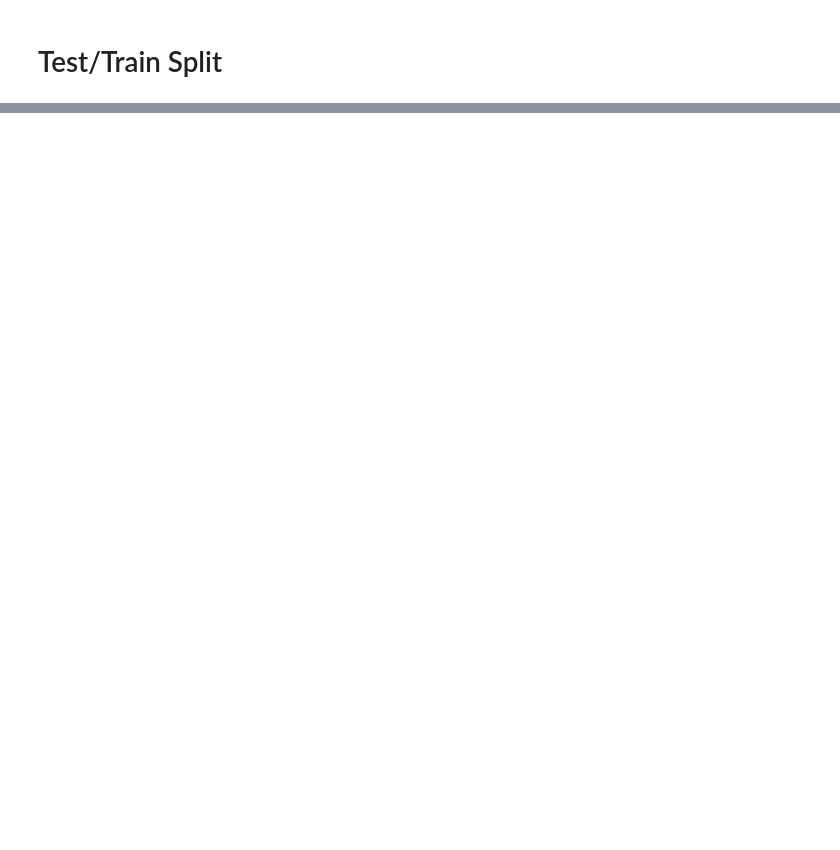
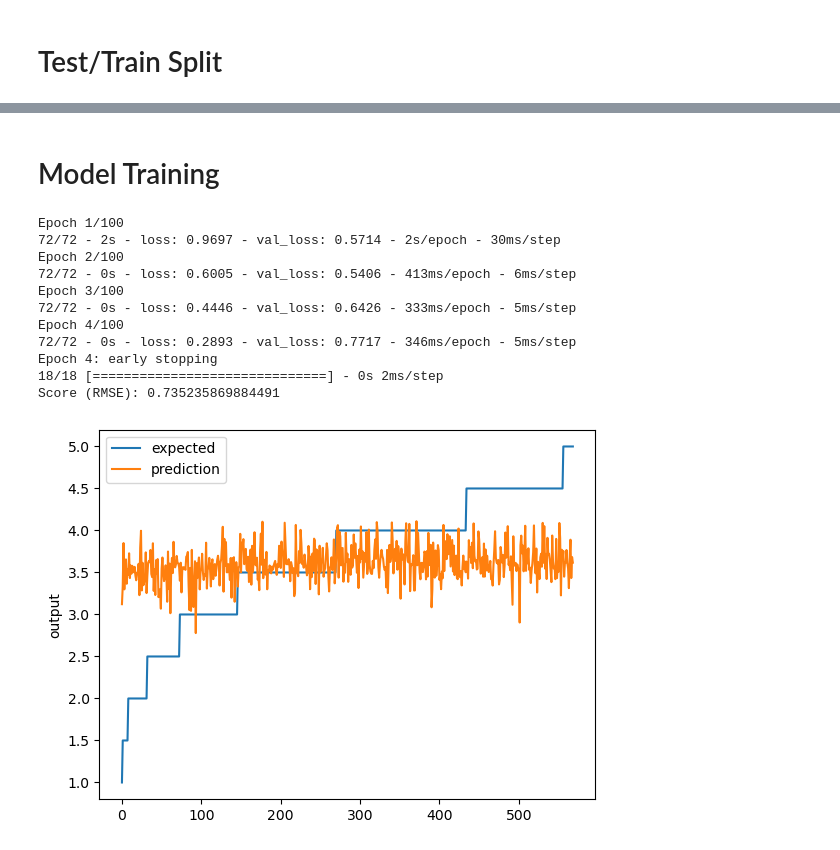
Before and after one commit to chkathi/intelligent-systems, a Jupyter notebook: P1/Regression.ipynb, the cells around one changed output, grey strips where cells are left out. Saved outputs shown, nothing was run; the diff lists cells and outputs as text; code cells hidden in the pictures; blank space fills up the shorter version.

Commit message:
Changes and added models

```diff
--- a/P1/Regression.ipynb
+++ b/P1/Regression.ipynb
@@ -176,0 +124,7 @@ dtype: int64
+# %%
+# Merge the business and reviews together
+all_reviews = pd.merge(reviews,businesses, on='business_id')
+
+print(all_reviews.columns)
+print(all_reviews.shape)
+# all_reviews.head()
@@ -176,0 +156,10 @@ dtype: int64
+# %%
+# Create Dataframe with location, review_count, and business_rating
+df_business_reviews = pd.DataFrame({
+  'location' : all_reviews['location'],
+  'review_count' : all_reviews['review_count'],
+  'business_rating' : all_reviews['business_rating'],
+})
+
+# Create Dataframe for review text for TF IDF vectorizer
+text = pd.DataFrame({'text': business_reviews.values})
@@ -233,0 +241,2 @@ print(x_train.shape, y_train.shape, x_test.shape, y_test.shape)
+# %% [markdown]
+# Model Training
@@ -233,0 +255,54 @@ print(x_train.shape, y_train.shape, x_test.shape, y_test.shape)
+# %%
+# Model # 1 : Optimizer Adam, 2 Small Hidden Layers, Activation Function (tanh)
+
+parameters = {
+  'learning_rate' : 0.01,
+  'batch_size' : 32,
+  'epochs' : 100
+}
+
+# Initialize Optimizers
+adam = optimizers.Adam(learning_rate=parameters['learning_rate'], beta_1=0.9, beta_2=0.999)
+sgd = optimizers.SGD(learning_rate=parameters['learning_rate'], momentum=0.9, nesterov=True)
+
+# Initialize ModelCheckpoint and EarlyStopping
+monitor = EarlyStopping(monitor='val_loss', min_delta=1e-3, patience=2, verbose=1, mode='auto')
+checkpointer = ModelCheckpoint(filepath="dnn/best_weights1.keras", verbose=0, save_best_only=True)
+
+model = Sequential()
+model.add(Dense(64, input_dim=x.shape[1], activation='tanh'))
+model.add(Dense(32, activation='tanh'))
+model.add(Dense(16, activation='tanh'))
+model.add(Dense(1))
+
+model.compile(loss='mean_squared_error', optimizer=adam)
+
+
+model.fit(
+  x_train,y_train,validation_data=(x_test,y_test),
+  batch_size= parameters['batch_size'], callbacks=[monitor, checkpointer],
+  verbose=2,epochs=parameters['epochs']
+)
+
+model.load_weights('dnn/best_weights1.keras') # load weights from best model
+
+# Predict and measure RMSE
+pred = model.predict(x_test)
+score = np.sqrt(metrics.mean_squared_error(pred,y_test))
+print("Score (RMSE): {}".format(score))
+
+# Plot the chart
+chart_regression(pred.flatten(),y_test)
+# %% [output]
+Epoch 1/100
+72/72 - 2s - loss: 0.9697 - val_loss: 0.5714 - 2s/epoch - 30ms/step
+Epoch 2/100
+72/72 - 0s - loss: 0.6005 - val_loss: 0.5406 - 413ms/epoch - 6ms/step
+Epoch 3/100
+72/72 - 0s - loss: 0.4446 - val_loss: 0.6426 - 333ms/epoch - 5ms/step
+Epoch 4/100
+72/72 - 0s - loss: 0.2893 - val_loss: 0.7717 - 346ms/epoch - 5ms/step
+Epoch 4: early stopping
+18/18 [==============================] - 0s 2ms/step
+Score (RMSE): 0.735235869884491
+[figure, added]
```
Also changed, not shown: parts of 16 cells of this notebook.
